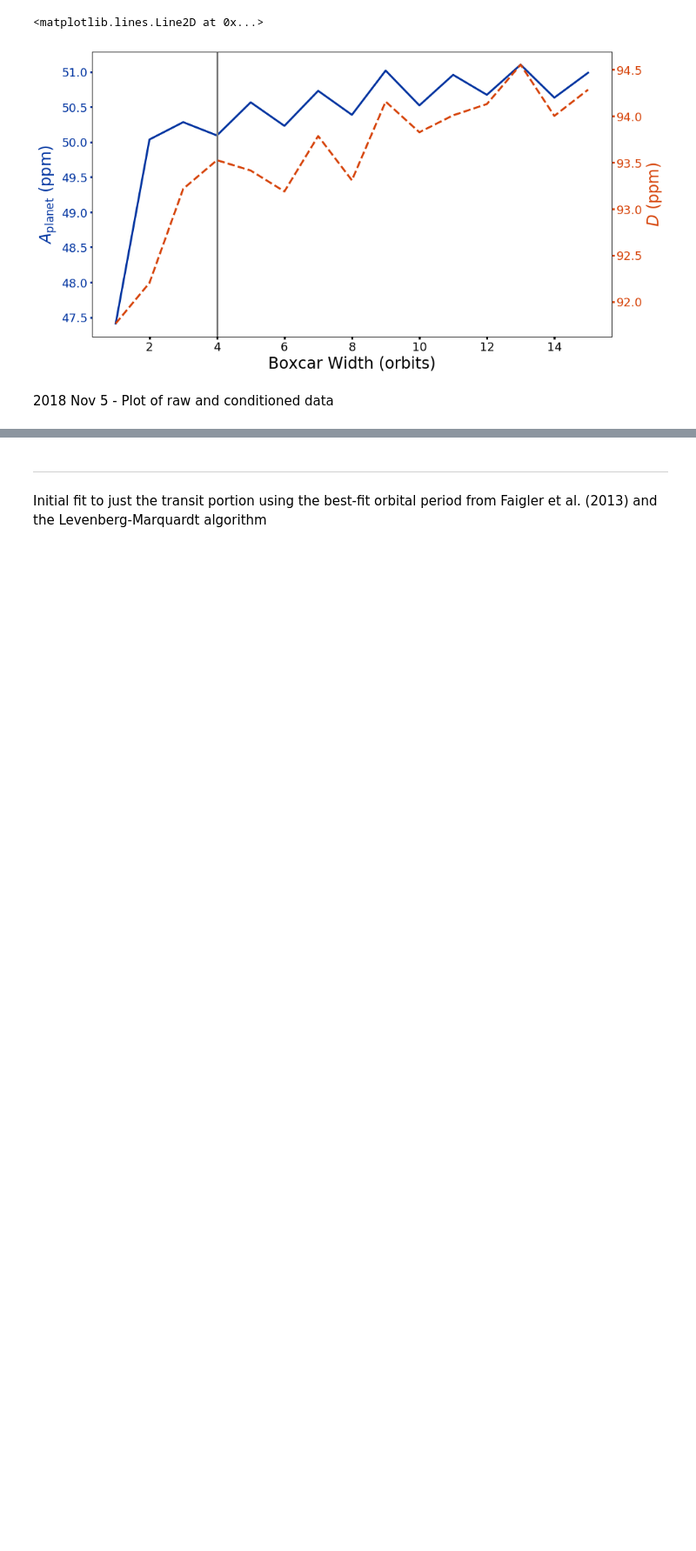
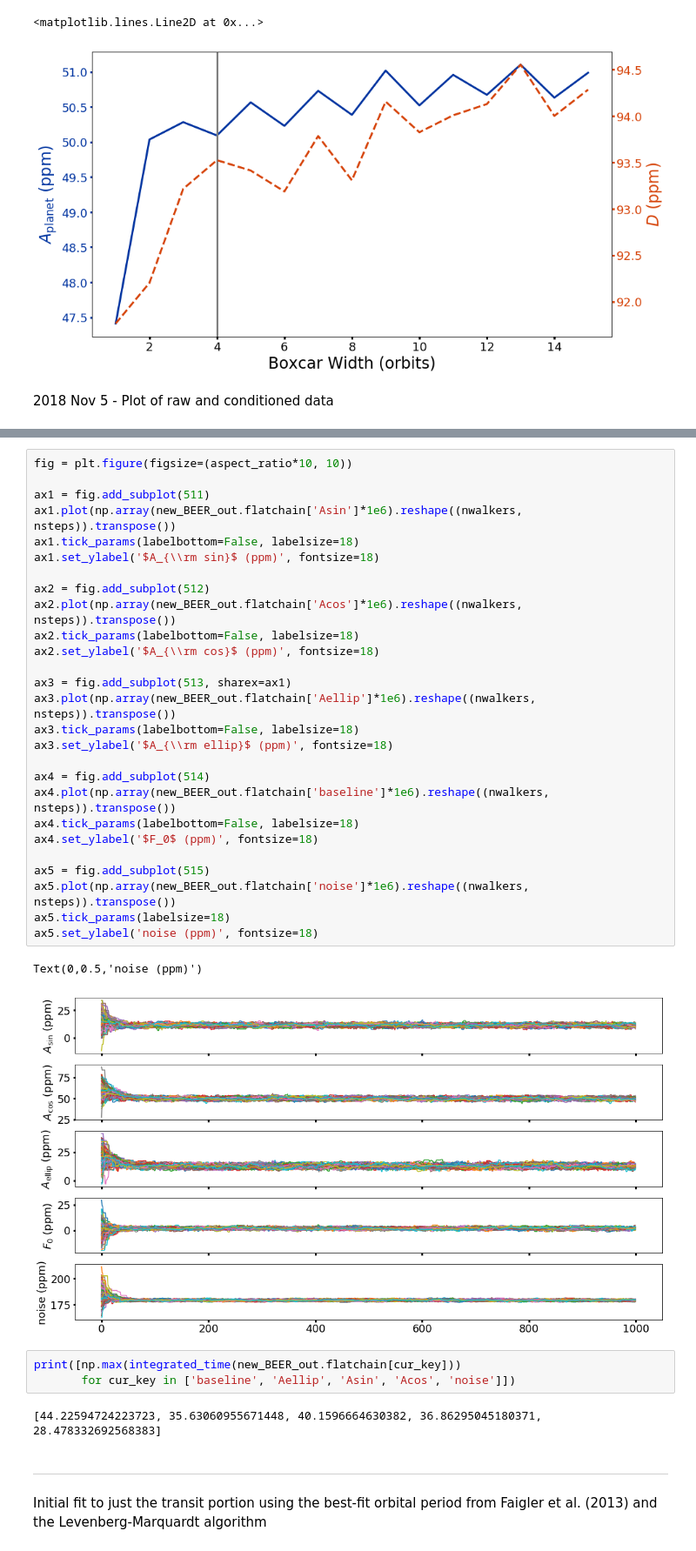
Before and after one commit to BoiseStatePlanetary/Searching-for-Variability-in-Eclipses-in-the-Kepler-Dataset, a Jupyter notebook: code/Analysis_of_Kepler76b.ipynb, the cells around one changed output, grey strips where cells are left out. Shown at 87% size. Cells and saved outputs as stored; diff of their text form; blank space fills up the shorter version.

```diff
--- a/code/Analysis_of_Kepler76b.ipynb
+++ b/code/Analysis_of_Kepler76b.ipynb
@@ -213,3 +354,38 @@ None
+# %%
+fig = plt.figure(figsize=(aspect_ratio*10, 10))
+
+ax1 = fig.add_subplot(511)
+ax1.plot(np.array(new_BEER_out.flatchain['Asin']*1e6).reshape((nwalkers, nsteps)).transpose())
+ax1.tick_params(labelbottom=False, labelsize=18)
+ax1.set_ylabel('$A_{\\rm sin}$ (ppm)', fontsize=18)
+
+ax2 = fig.add_subplot(512)
+ax2.plot(np.array(new_BEER_out.flatchain['Acos']*1e6).reshape((nwalkers, nsteps)).transpose())
+ax2.tick_params(labelbottom=False, labelsize=18)
+ax2.set_ylabel('$A_{\\rm cos}$ (ppm)', fontsize=18)
+
+ax3 = fig.add_subplot(513, sharex=ax1)
+ax3.plot(np.array(new_BEER_out.flatchain['Aellip']*1e6).reshape((nwalkers, nsteps)).transpose())
+ax3.tick_params(labelbottom=False, labelsize=18)
+ax3.set_ylabel('$A_{\\rm ellip}$ (ppm)', fontsize=18)
+
+ax4 = fig.add_subplot(514)
+ax4.plot(np.array(new_BEER_out.flatchain['baseline']*1e6).reshape((nwalkers, nsteps)).transpose())
+ax4.tick_params(labelbottom=False, labelsize=18)
+ax4.set_ylabel('$F_0$ (ppm)', fontsize=18)
+
+ax5 = fig.add_subplot(515)
+ax5.plot(np.array(new_BEER_out.flatchain['noise']*1e6).reshape((nwalkers, nsteps)).transpose())
+ax5.tick_params(labelsize=18)
+ax5.set_ylabel('noise (ppm)', fontsize=18)
+# %% [output]
+Text(0,0.5,'noise (ppm)')
+[figure, added]
+# %%
+print([np.max(integrated_time(new_BEER_out.flatchain[cur_key]))
+       for cur_key in ['baseline', 'Aellip', 'Asin', 'Acos', 'noise']])
+# %% [output]
+[44.22594724223723, 35.63060955671448, 40.1596664630382, 36.86295045180371, 28.478332692568383]
 # %% [markdown]
 ---
 Initial fit to just the transit portion using the best-fit orbital period from Faigler et al. (2013) and the Levenberg-Marquardt algorithm
```
Also changed, not shown: parts of 4 cells of this notebook.
